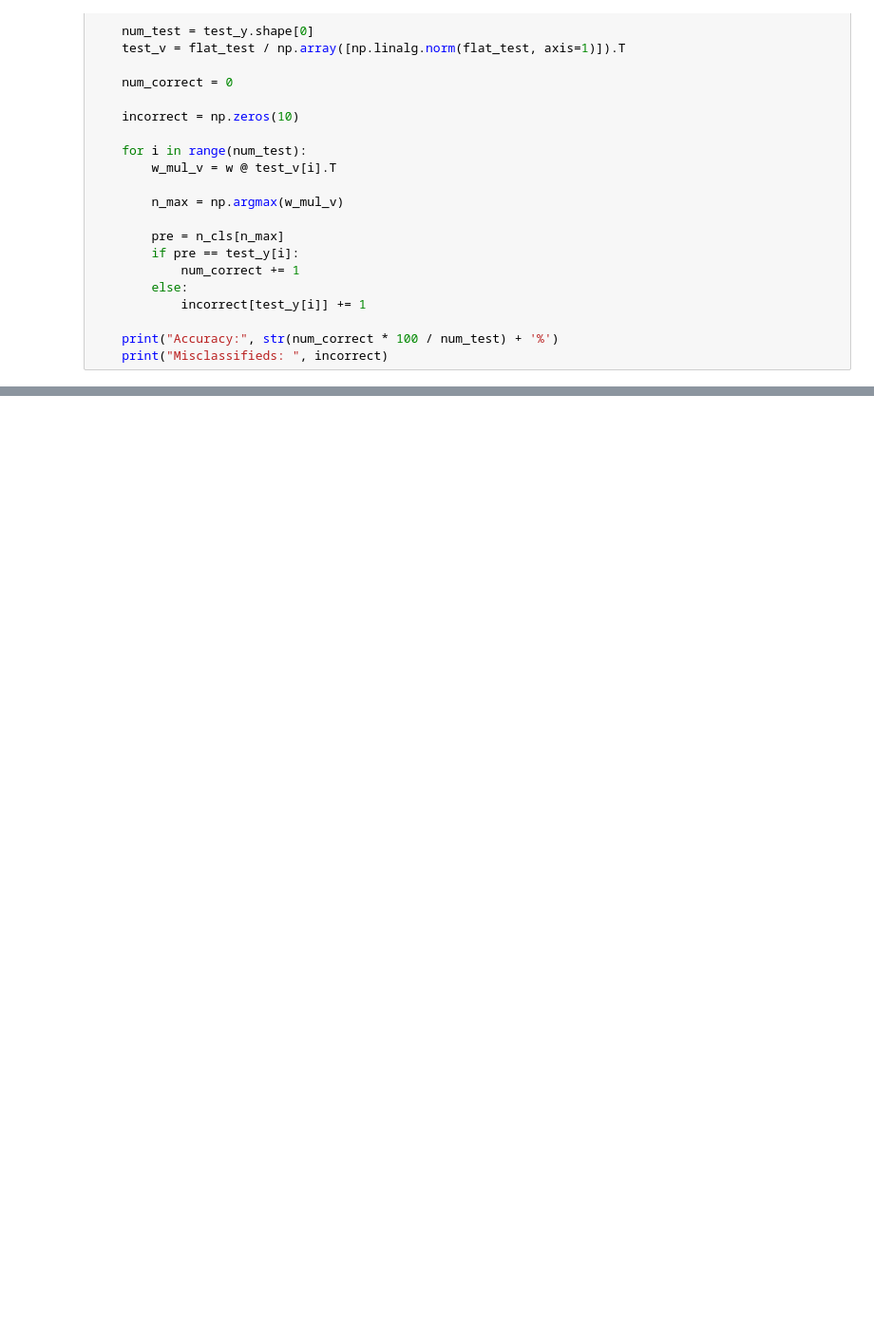
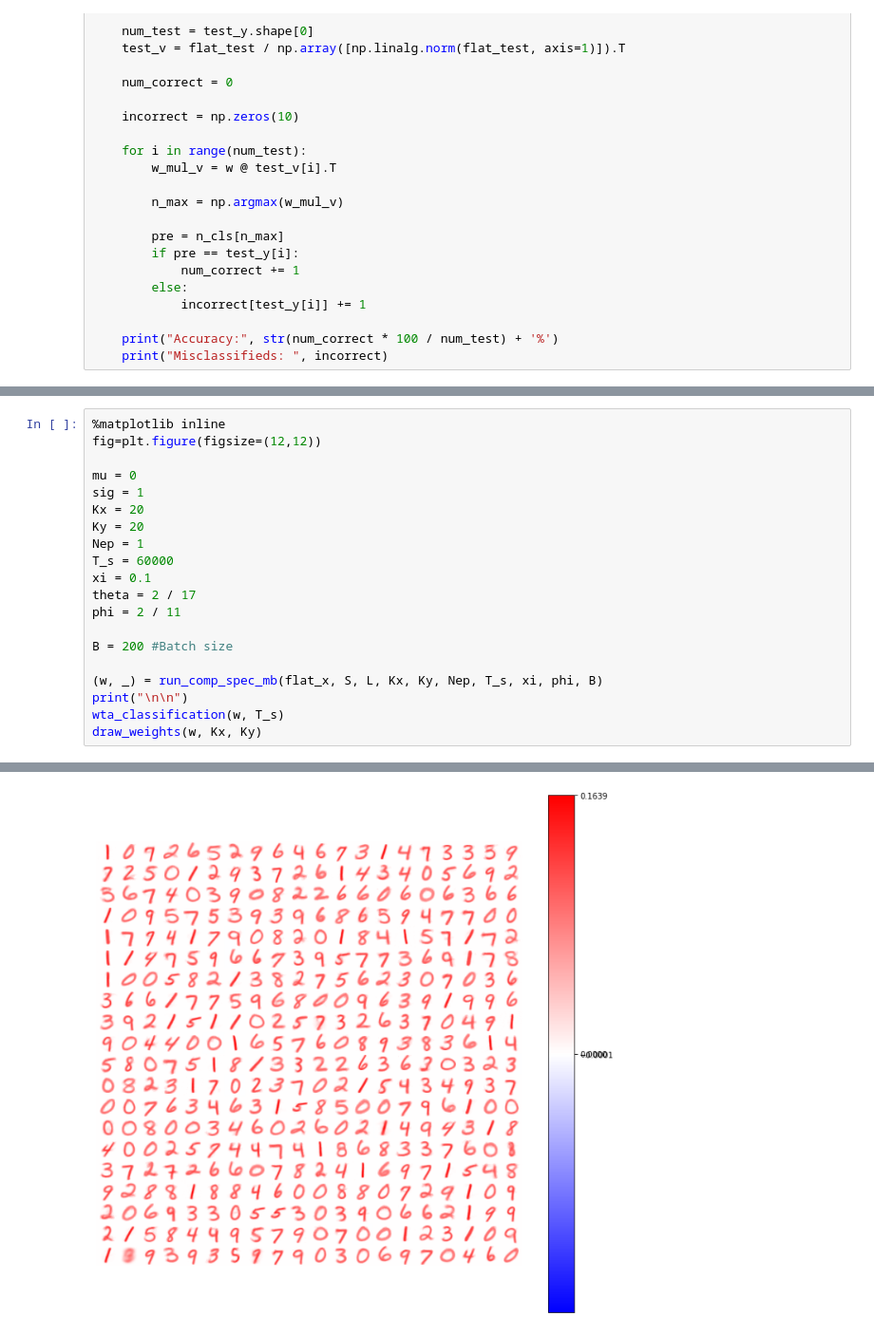
Before and after one commit to DGeisz/CodeX, a Jupyter notebook: Reductionist Quasi-Isomorphisms/11_26_2020_experiment_comp_spec_mini_batch/Experiment.ipynb, the cells around one changed output, grey strips where cells are left out. Shown at 95% size. Cells and saved outputs as stored; diff of their text form; blank space fills up the shorter version.

```diff
--- a/Reductionist Quasi-Isomorphisms/11_26_2020_experiment_comp_spec_mini_batch/Experiment.ipynb
+++ b/Reductionist Quasi-Isomorphisms/11_26_2020_experiment_comp_spec_mini_batch/Experiment.ipynb
@@ -87,0 +202,21 @@ def wta_classification(w, T_s):
+# %%
+%matplotlib inline
+fig=plt.figure(figsize=(12,12))
+
+mu = 0
+sig = 1
+Kx = 20
+Ky = 20
+Nep = 1
+T_s = 60000
+xi = 0.1
+theta = 2 / 17
+phi = 2 / 11
+
+B = 200 #Batch size
+
+(w, _) = run_comp_spec_mb(flat_x, S, L, Kx, Ky, Nep, T_s, xi, phi, B)
+print("\n\n")
+wta_classification(w, T_s)
+draw_weights(w, Kx, Ky)
+# %% [output]
@@ -87,0 +241 @@ def wta_classification(w, T_s):
+[figure, added]
```
Also changed, not shown: parts of 20 cells of this notebook.
